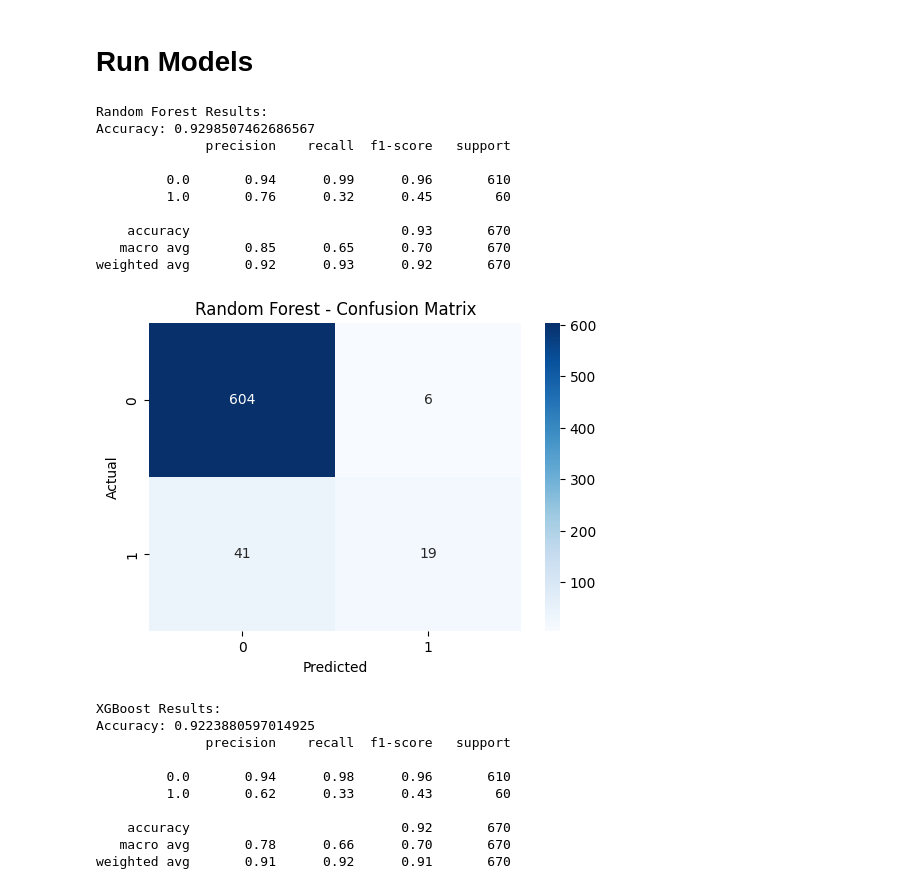
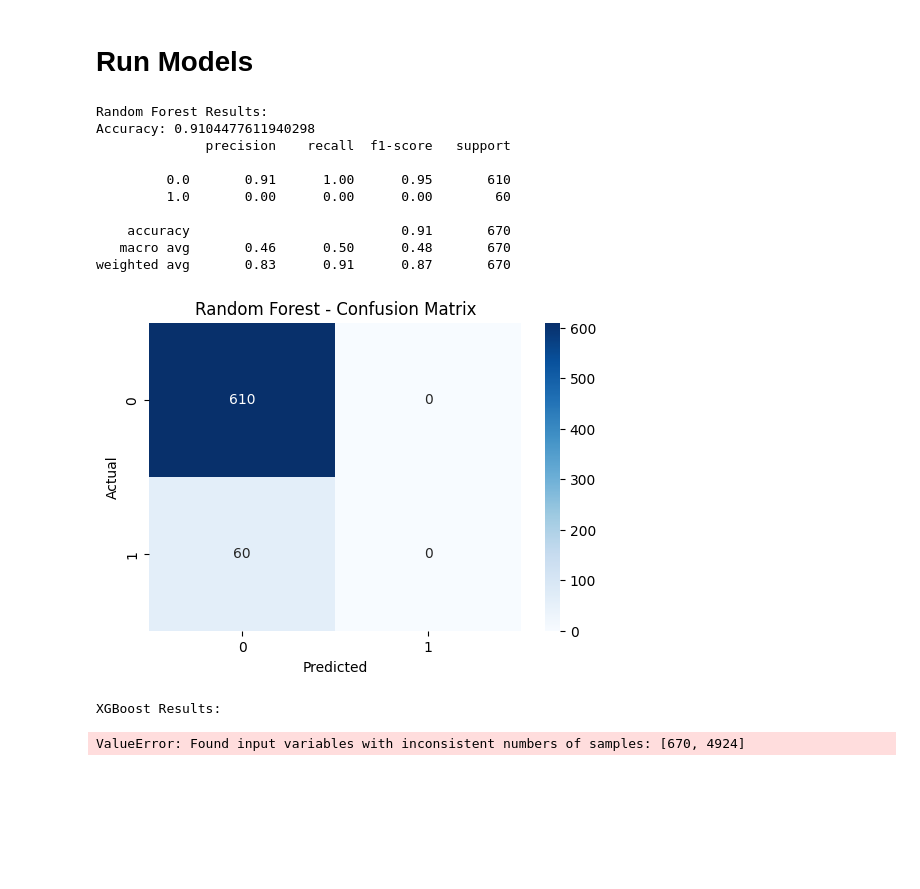
Before and after one commit to INFO-523-SU25/final-project-cortopassi-harville-pelley, a Jupyter notebook: notebooks/hall_of_fame.ipynb, the cells around one changed output. Cells and saved outputs as stored; diff of their text form; code cells hidden in the pictures; blank space fills up the shorter version.

```diff
--- a/notebooks/hall_of_fame.ipynb
+++ b/notebooks/hall_of_fame.ipynb
@@ -647,20 +648,27 @@ scaler = StandardScaler()
 X_train_scaled = scaler.fit_transform(X_train)
 X_test_scaled = scaler.transform(X_test)
 
-pca = PCA(n_components= 0.95)
-X_train_pca = pca.fit_transform(X_train_scaled)
-X_test_pca = pca.transform(X_test_scaled)
+from imblearn.over_sampling import SMOTE
+
+smote = SMOTE(random_state=42)
+X_res, y_res = smote.fit_resample(X_train, y_train)
+
+# pca = PCA(n_components= 0.95)
+# X_train_pca = pca.fit_transform(X_res)
+# X_test_pca = pca.transform(X_test_scaled)
+
 
 # Random Forest
 rf_model = RandomForestClassifier(
     n_estimators=200,
     max_depth=None,
-    random_state=42
+    random_state=42,
+    class_weight='balanced'
 )
-rf_model.fit(X_train_pca, y_train)
+rf_model.fit(X_res, y_res)
 
 # Predictions
-rf_preds = rf_model.predict(X_test_pca)
+rf_preds = rf_model.predict(X_test_scaled)
 
 # Evaluation
 print("Random Forest Results:")
@@ -696,10 +704,10 @@ xgb_model = XGBClassifier(
     random_state=42,
     eval_metric="logloss"
 )
-xgb_model.fit(X_train_pca, y_train)
+xgb_model.fit(X_res, y_res)
 
 # Predictions
-xgb_preds = xgb_model.predict(X_test_pca)
+xgb_preds = xgb_model.predict(X_res)
 
 # Evaluation
 print("XGBoost Results:")
@@ -724,47 +732,39 @@ print(classification_report(y_test, xgb_preds))
 # predictions = ols_model.predict(X_test_with_const)
 # residuals = y_test - predictions
 
 # sns.residplot(x = predictions, y = residuals)
 # plt.xlabel('Predicted Values')
 # plt.ylabel('Residuals')
 # plt.title('Residual Plot')
 # plt.show()
 
 # fitted_vals = ols_model.fittedvalues
 # residuals = ols_model.resid
 
 # # residuals vs fitted plot
 # plt.figure(figsize=(8,5))
 # plt.scatter(fitted_vals, residuals, alpha=0.7)
 # plt.axhline(0, color='red', linestyle='--')
 # plt.xlabel('Fitted values')
 # plt.ylabel('Residuals')
 # plt.title('Residuals vs Fitted Values')
 # plt.show()
 
 # # Q-Q plot of residuals
 # sm.qqplot(residuals, line='45')
 # plt.title('Q-Q Plot of Residuals')
 # plt.show()
 # %% [output]
 Random Forest Results:
-Accuracy: 0.9298507462686567
+Accuracy: 0.9104477611940298
               precision    recall  f1-score   support
 
-         0.0       0.94      0.99      0.96       610
-         1.0       0.76      0.32      0.45        60
+         0.0       0.91      1.00      0.95       610
+         1.0       0.00      0.00      0.00        60
 
-    accuracy                           0.93       670
-   macro avg       0.85      0.65      0.70       670
-weighted avg       0.92      0.93      0.92       670
+    accuracy                           0.91       670
+   macro avg       0.46      0.50      0.48       670
+weighted avg       0.83      0.91      0.87       670
-[figure, old version]
+[figure, new version]
 XGBoost Results:
-Accuracy: 0.9223880597014925
-              precision    recall  f1-score   support
-
-         0.0       0.94      0.98      0.96       610
-         1.0       0.62      0.33      0.43        60
-
-    accuracy                           0.92       670
-   macro avg       0.78      0.66      0.70       670
-weighted avg       0.91      0.92      0.91       670
+ValueError: Found input variables with inconsistent numbers of samples: [670, 4924]
```
Also changed, not shown: parts of 1 cell of this notebook.
